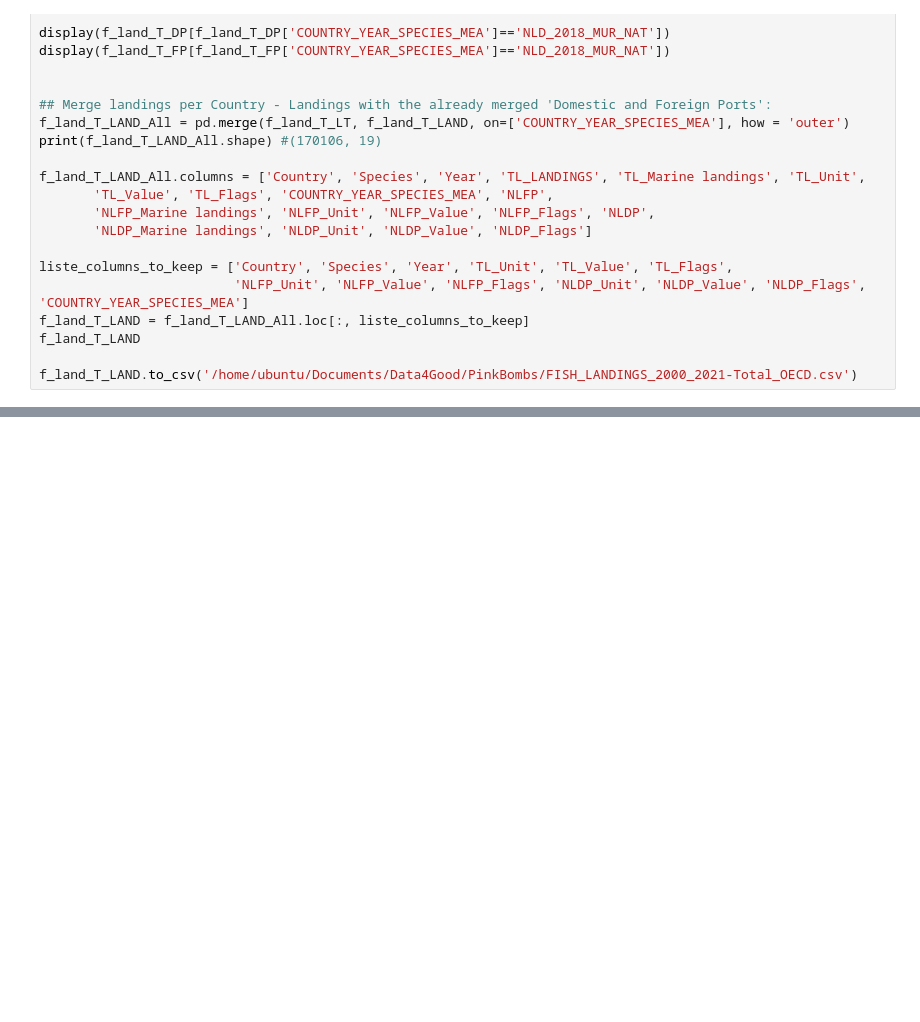
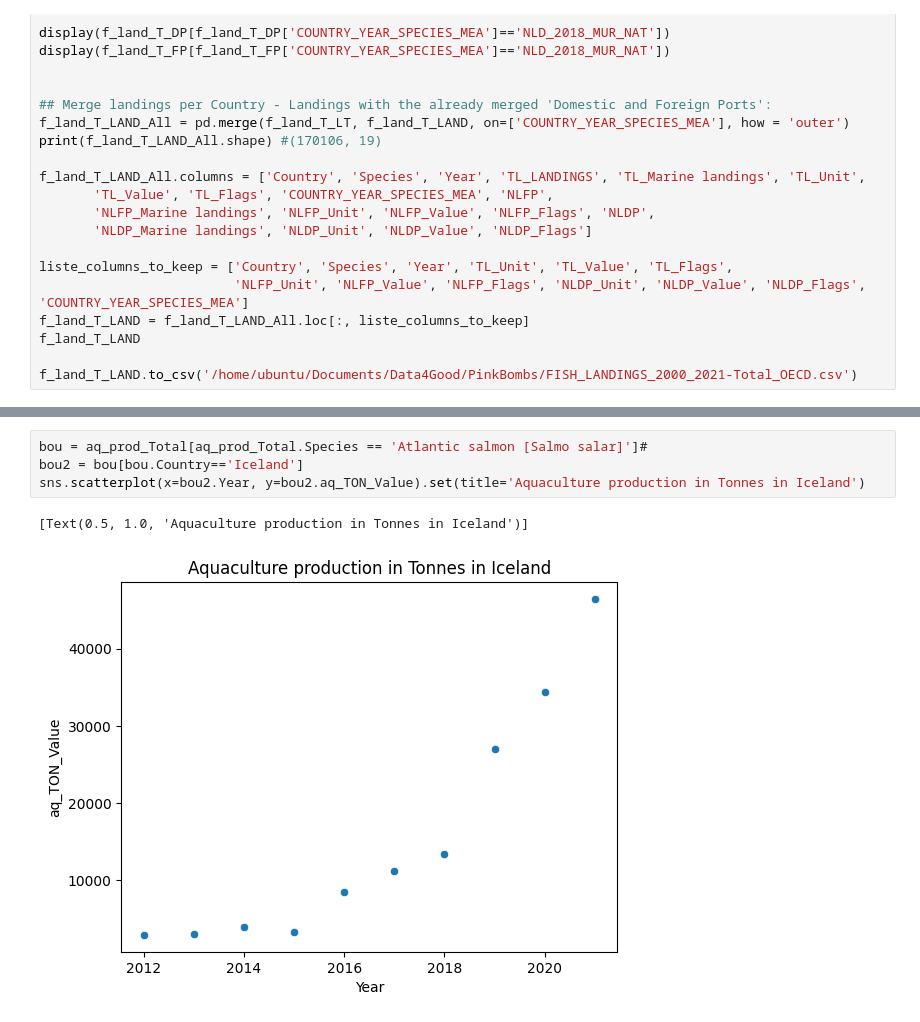
Before and after one commit to kumquat42/202402_MB_Data4Good_PinkBombs, a Jupyter notebook: OECD/202402_MB_Pinkbombs_OECD_cleaning.ipynb, the cells around one changed output, grey strips where cells are left out. Cells and saved outputs as stored; diff of their text form; blank space fills up the shorter version.

Commit message:
Aquatic prod Salmo_salar only

```diff
--- a/OECD/202402_MB_Pinkbombs_OECD_cleaning.ipynb
+++ b/OECD/202402_MB_Pinkbombs_OECD_cleaning.ipynb
@@ -952,0 +997,7 @@ f_land_T_LAND.to_csv('/home/ubuntu/Documents/Data4Good/PinkBombs/FISH_LANDINGS_2
+# %%
+bou = aq_prod_Total[aq_prod_Total.Species == 'Atlantic salmon [Salmo salar]']#
+bou2 = bou[bou.Country=='Iceland']
+sns.scatterplot(x=bou2.Year, y=bou2.aq_TON_Value).set(title='Aquaculture production in Tonnes in Iceland')
+# %% [output]
+[Text(0.5, 1.0, 'Aquaculture production in Tonnes in Iceland')]
+[figure, added]
```
Also changed, not shown: parts of 12 cells of this notebook, 4 other files.
